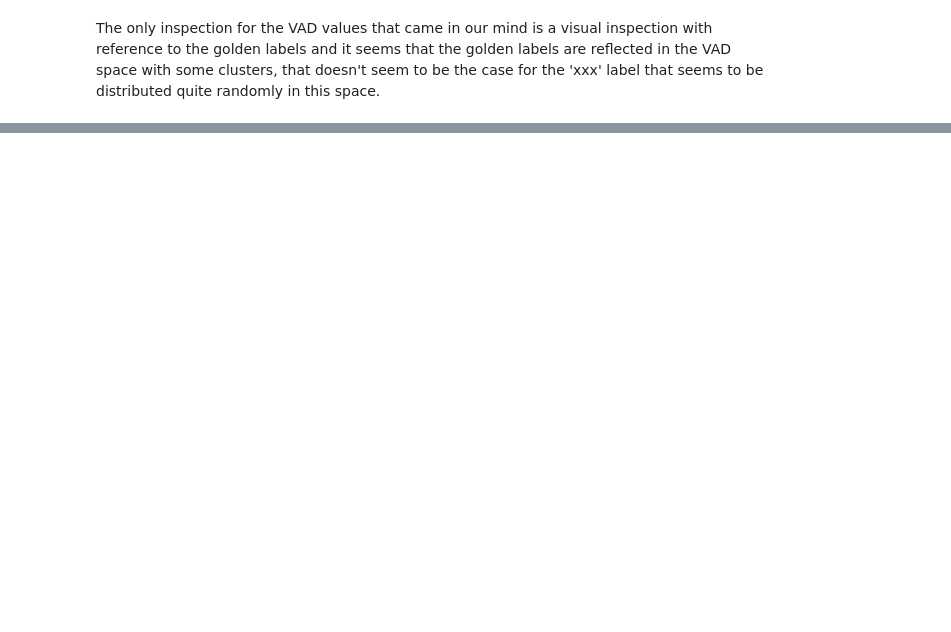
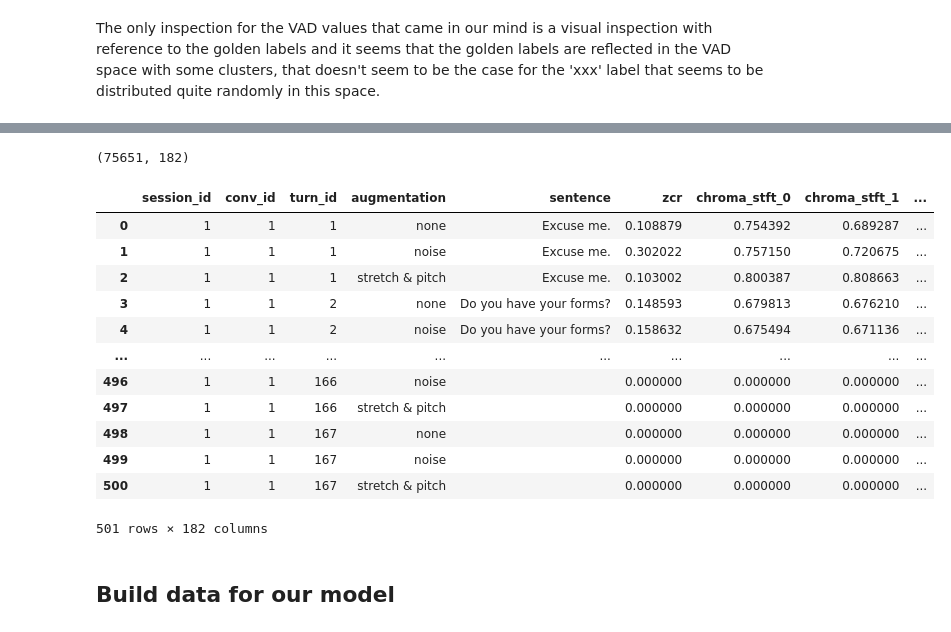
Before and after one commit to eskinderit/A-comparison-of-small-and-large-uni-multi-modal-language-models-for-sentiment-analysis-, a Jupyter notebook: IEMOCAP.ipynb, the cells around one changed output, grey strips where cells are left out. Saved outputs shown, nothing was run; the diff lists cells and outputs as text; code cells hidden in the pictures; blank space fills up the shorter version.

```diff
--- a/IEMOCAP.ipynb
+++ b/IEMOCAP.ipynb
@@ -233,0 +404,26 @@ The only inspection for the VAD values that came in our mind is a visual inspect
+# %%
+override_features = False
+if override_features:
+    augmentations = {0: 'none', 1: 'noise', 2: 'stretch & pitch'}
+    X, Y , paths = [], [], []
+    path = df.iloc[0,4]
+    feature, label = get_features(path, get_label='True')
+    label = ['session_id', 'conv_id', 'turn_id', 'augmentation'] + label
+    for i, ele in enumerate(feature):
+        X.append(df.iloc[0,:3].tolist() + [augmentations[i]] + ele.tolist())
+        Y.append(emotion)
+        paths.append(path)
+    for sid, cid, tid, path, emotion in tqdm(zip(df[1:].session_id, df[1:].conv_id, df[1:].turn_id, df[1:].path, df[1:].emotion)):
+        feature = get_features(path)
+        for i, ele in enumerate(feature):
+            X.append([sid, cid, tid, augmentations[i]] + ele.tolist())
+            Y.append(emotion)
+            paths.append(path)
+    Features = pd.DataFrame(X, columns=label)
+    Features['emotion'] = Y
+    Features.to_csv('features.csv', index=False)
+Features = pd.read_csv('features.csv')
+new_df = df.set_index(["session_id", "conv_id", "turn_id"]).join(Features.set_index(["session_id", "conv_id", "turn_id"]), lsuffix='_caller').reset_index()\
+.drop(['path','emotion_caller'], axis=1).reindex(columns = list(df.columns[:3]) + [Features.columns[3], df.columns[3]] + list(Features.columns[4:-1]) + list(df.columns[5:]))
+print(new_df.shape)
+new_df.head()
@@ -233,0 +449,32 @@ The only inspection for the VAD values that came in our mind is a visual inspect
+# %%
+padded_df = pd.DataFrame(data=list(product(new_df.conv_id.unique(), np.arange(1, max_conv_length+1), new_df.augmentation.unique())),columns=['conv_id', 'turn_id', 'augmentation'])
+padded_df = pd.merge(new_df, padded_df, how='right', on=['conv_id', 'turn_id', 'augmentation'])
+multilabels = ['Anger',	'Happiness',	'Sadness',	'Neutral',	'Frustration',	'Excited',	'Fear',	'Surprise',	'Disgust',	'Other']
+conv_to_session = {c:s for s,c in zip(conv_counts_df.session_id, conv_counts_df.conv_id)}
+padded_df.session_id = padded_df.conv_id.apply(lambda c: conv_to_session[c]) # session_id fillna
+padded_df.sentence = padded_df.sentence.fillna('') # sentence fillna
+padded_df.iloc[:, 5:167] = padded_df.iloc[:, 5:167].fillna(0) # audio features fillna
+padded_df.emotion = padded_df.emotion.fillna('pad') # emotion label fillna
+padded_df.iloc[:, 168:171] = padded_df.iloc[:, 168:171].fillna(0) # VAD label fillna
+ # adding Pad multilabel label and fillna of the other multilabel labels
+padded_df.iloc[:, 171:] = padded_df.iloc[:, 171:].fillna(0); padded_df["Pad"]= 0; padded_df.iloc[padded_df.emotion == 'pad', -1] = 1
+padded_df = padded_df.astype({ml:'int' for ml in multilabels})
+print(padded_df.shape)
+padded_df[padded_df.conv_id == 1] # conv_id 97 is the longest conversation
+# %% [output]
+(75651, 182)
+|  | session_id | conv_id | turn_id | augmentation | sentence | zcr | chroma_stft_0 | chroma_stft_1 | ... |
+| 0 | 1 | 1 | 1 | none | Excuse me. | 0.108879 | 0.754392 | 0.689287 | ... |
+| 1 | 1 | 1 | 1 | noise | Excuse me. | 0.302022 | 0.757150 | 0.720675 | ... |
+| 2 | 1 | 1 | 1 | stretch & pitch | Excuse me. | 0.103002 | 0.800387 | 0.808663 | ... |
+| 3 | 1 | 1 | 2 | none | Do you have your forms? | 0.148593 | 0.679813 | 0.676210 | ... |
+| 4 | 1 | 1 | 2 | noise | Do you have your forms? | 0.158632 | 0.675494 | 0.671136 | ... |
+| ... | ... | ... | ... | ... | ... | ... | ... | ... | ... |
+| 496 | 1 | 1 | 166 | noise |  | 0.000000 | 0.000000 | 0.000000 | ... |
+| 497 | 1 | 1 | 166 | stretch & pitch |  | 0.000000 | 0.000000 | 0.000000 | ... |
+| 498 | 1 | 1 | 167 | none |  | 0.000000 | 0.000000 | 0.000000 | ... |
+| 499 | 1 | 1 | 167 | noise |  | 0.000000 | 0.000000 | 0.000000 | ... |
+| 500 | 1 | 1 | 167 | stretch & pitch |  | 0.000000 | 0.000000 | 0.000000 | ... |
+501 rows × 182 columns
+# %% [markdown]
+## Build data for our model
```
Also changed, not shown: parts of 26 cells of this notebook.
